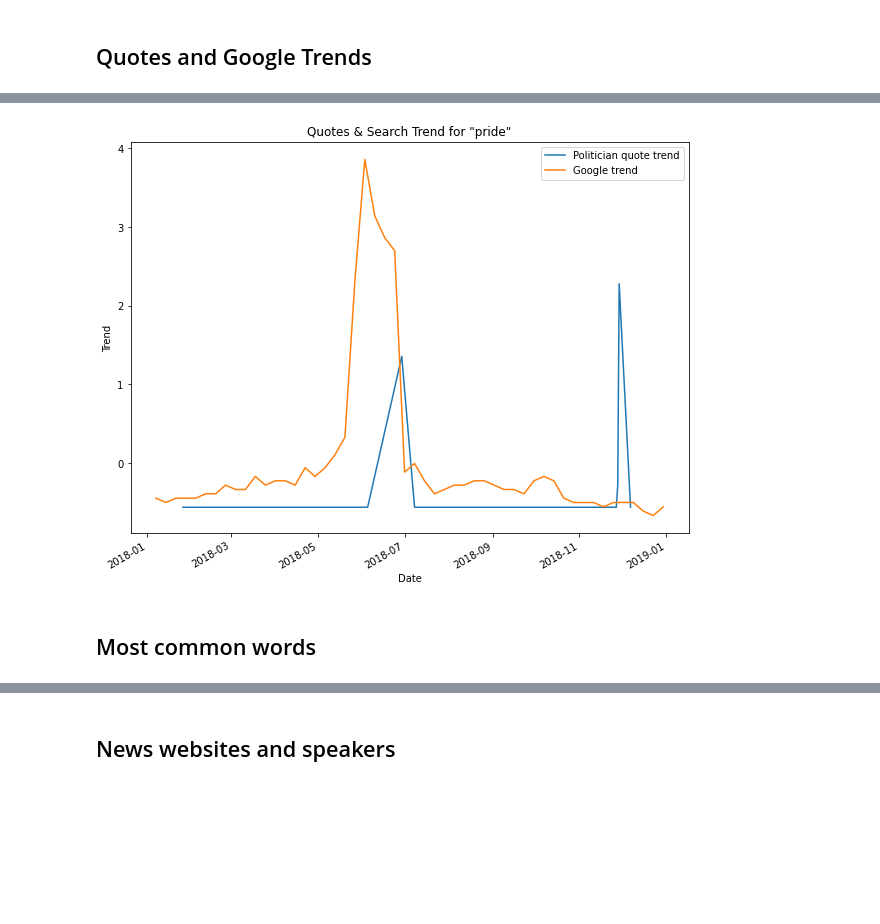
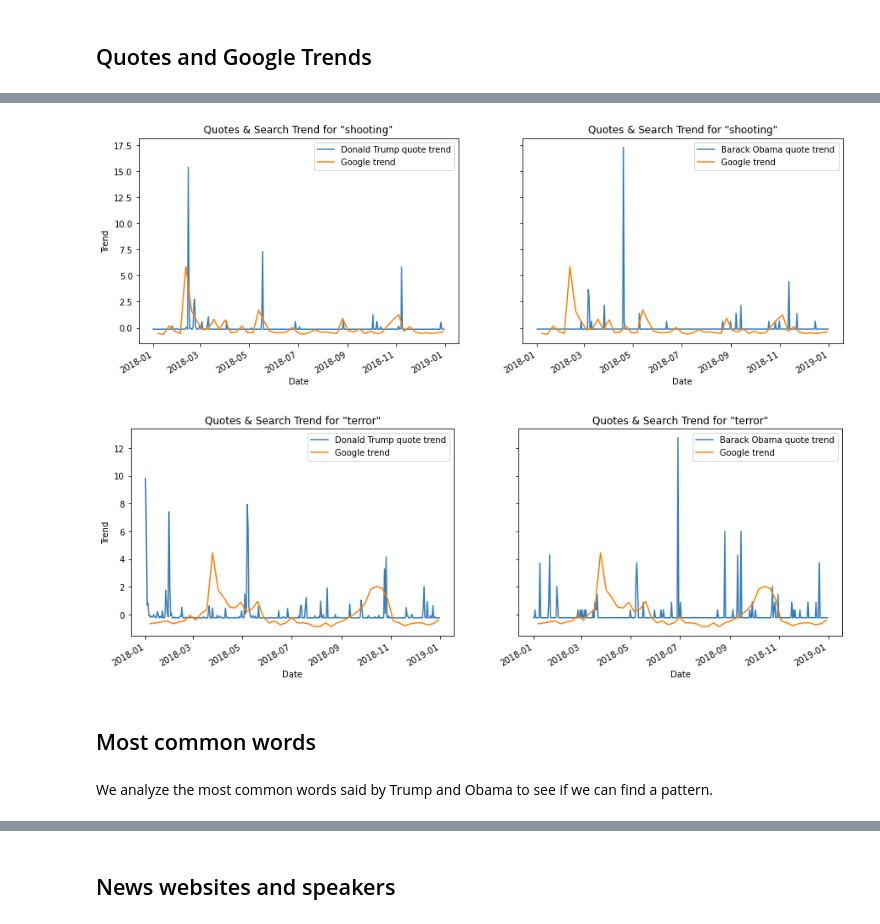
Before and after one commit to epfl-ada/ada-2021-project-acmu, a Jupyter notebook: project_notebook_Mihai.ipynb, the cells around one changed output, grey strips where cells are left out. Drawn from its saved outputs; the diff is of its cells as text; code cells hidden in the pictures; blank space fills up the shorter version.

```diff
--- a/project_notebook_Mihai.ipynb
+++ b/project_notebook_Mihai.ipynb
@@ -181,28 +156,36 @@ obama_quotes.head()
 # %%
-def plot_trend(all_quotes, keyword, year):
-  # Get quotes stats from Quotebank.
-  df_quotes = all_quotes[all_quotes["quotation"].str.contains(keyword)]
-  df_quotes = df_quotes.groupby(by=df_quotes['date'].dt.date)
-  quotes_occ = pd.DataFrame(df_quotes['numOccurrences'].sum(),
+def plot_trend(all_quotes, keyword, year, ax, speaker_name):
+  """
+  Given a list of quotes, a keyword of interest and a year, plot the Google
+  search trend against the politicians' trends of uttering related quotes.
+  """
+  # Get quotes stats from Quotebank
+  relevant_quotes = all_quotes[all_quotes["quotation"].str.contains(keyword)]
+  quotes_by_date = relevant_quotes.groupby(by=relevant_quotes['date'].dt.date)
+  quotes_occ = pd.DataFrame(quotes_by_date['numOccurrences'].sum(),
                            columns=['numOccurrences'])
 
-  # Scale trend.
+  # Get Google Trends data
+  pytrend.build_payload(kw_list=[keyword], geo='US',
+                        timeframe=f'{year}-01-01 {year}-12-31')
+  df_google = pytrend.interest_over_time()
+
+  # Treat missing quote trend values for a nicer plot
+  idx = pd.date_range(f"01-01-{year}", f"12-31-{year}")
+  quotes_occ = quotes_occ.reindex(idx, fill_value=0)
+
+  # Scale trend
   quotes_occ["numOccurrences"] = StandardScaler().fit_transform(
     quotes_occ[["numOccurrences"]]
   )
 
-  # Get Google Trends data.
-  pytrend.build_payload(kw_list=[keyword], geo='US',
-                        timeframe=f'{year}-01-01 {year}-12-31')
-  df_google = pytrend.interest_over_time()
-
-  # Scale trend.
+  # Scale trend
   df_google[keyword] = StandardScaler().fit_transform(df_google[[keyword]])
 
-  # Plot trends.
-  fig, ax = plt.subplots(figsize=(10, 8))
-  ax.plot(quotes_occ, label='Politician quote trend')
-  df_google.plot(y=keyword, use_index=True, ax=ax, label='Google trend')
+  # Plot trends
+  ax.plot(quotes_occ, label=f"{speaker_name} quote trend", color=COLORS[0])
+  df_google.plot(y=keyword, use_index=True, ax=ax,
+                 label='Google trend', color=COLORS[1])
 
   ax.set_title(f'Quotes & Search Trend for "{keyword}"')
   ax.set_xlabel('Date')
@@ -223,6 +194,16 @@ plot_trend(trump_quotes, 'pride', 2018)
-# %%
-plot_trend(obama_quotes, 'pride', 2018)
-# %% [output]
-[figure, removed]
+# %%
+fig, axs = plt.subplots(figsize=(15, 5), nrows=1, ncols=2, sharey=True)
+plot_trend(trump_quotes, "shooting", 2018, axs[0], "Donald Trump")
+plot_trend(obama_quotes, "shooting", 2018, axs[1], "Barack Obama")
+# %% [output]
+[figure, added]
+# %%
+fig, axs = plt.subplots(figsize=(15, 5), nrows=1, ncols=2, sharey=True)
+plot_trend(trump_quotes, "terror", 2018, axs[0], "Donald Trump")
+plot_trend(obama_quotes, "terror", 2018, axs[1], "Barack Obama")
+# %% [output]
+[figure, added]
 # %% [markdown]
 ## Most common words
+# %% [markdown]
+We analyze the most common words said by Trump and Obama to see if we can find a pattern.
```
Also changed, not shown: parts of 42 cells of this notebook, 1 other file.
